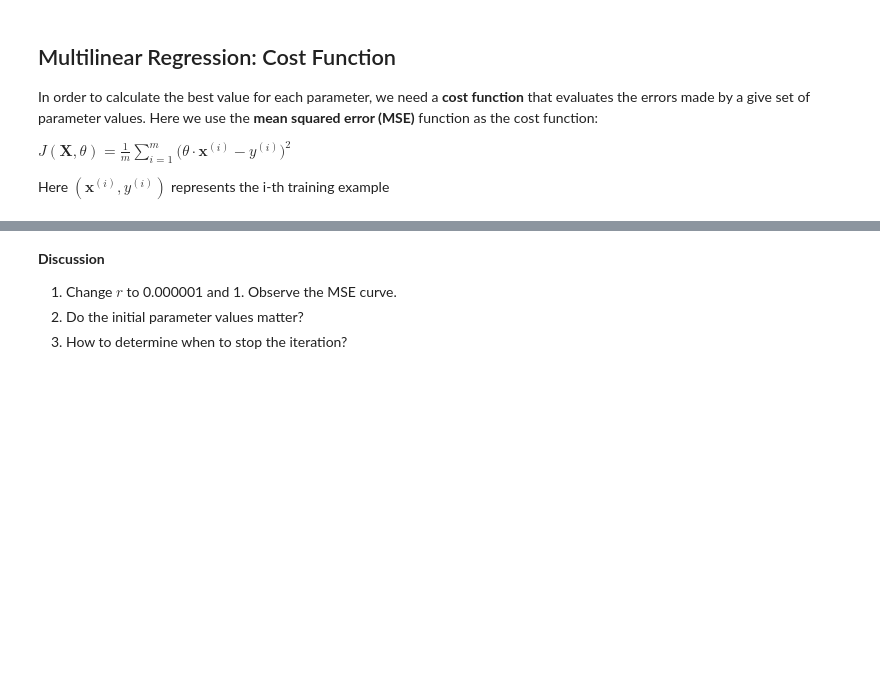
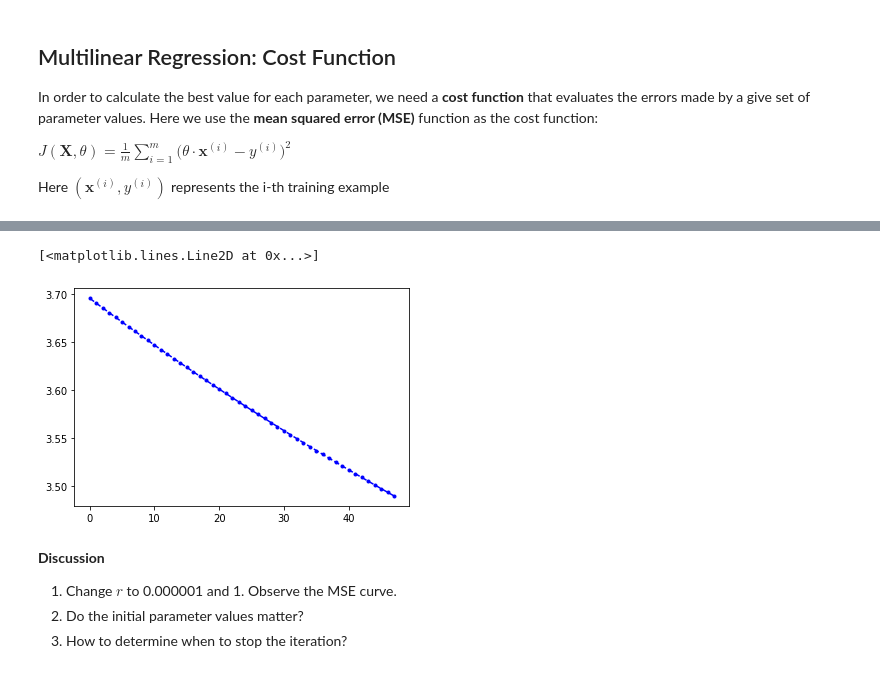
Before and after one commit to ch00226855/CMP414765Spring2022, a Jupyter notebook: Week06_MultilinearRegression.ipynb, the cells around one changed output, grey strips where cells are left out. Cells and saved outputs as stored; diff of their text form; code cells hidden in the pictures; blank space fills up the shorter version.

```diff
--- a/Week06_MultilinearRegression.ipynb
+++ b/Week06_MultilinearRegression.ipynb
@@ -211,3 +247,6 @@ $$
     - Certain iteration amount is reached.
 # %%
 # Choose a random initial value for each parameter.
+np.random.seed(1234)
+theta = np.random.randn(4, 1)
+print(theta)
@@ -213,0 +258,7 @@ $$
+# %%
+def MSE_cost(theta, X, y):
+    m = X.shape[0]
+    M = X.dot(theta) - y
+    return 1/m * M.T.dot(M)
+
+print("Initial cost:", MSE_cost(theta, X, y))
@@ -214,12 +267,19 @@ $$
 # %%
 # Perform gradient descent once.
 # Choose a learning rate r
-
+r = 1e-5 # r = 0.00001
 
 # 1. Calculate the gradient
-
+m = len(training_set)
+gradient = 2/m * X.T.dot(X.dot(theta) - y)
+print(gradient)
 
 # 2. Update the parameters
+theta = theta - r * gradient
+print(theta)
 
 
 # 3. (optional) Show the MSE cost with new parameter values
+
+
+MSE_cost(theta, X, y)
@@ -227,0 +296,22 @@ $$
+# %%
+# Perform gradient descent multiple times
+r = 0.00001
+np.random.seed(1234)
+theta = np.random.randn(4, 1)
+print(theta)
+
+MSEs = [] # store the intermediate MSEs
+num_iterations = 50000
+
+for i in range(num_iterations):
+
+    gradient = 2/m * X.T.dot(X.dot(theta) - y)
+    theta = theta - r * gradient
+
+    if i % 1000 == 0:
+        print("Iteration:", i)
+        print("Gradient:\n", gradient)
+        print("New theta:\n", theta)
+        MSE = MSE_cost(theta, X, y)
+        print("New cost:", MSE)
+        MSEs.append(MSE[0][0])
@@ -228,5 +366,10 @@ $$
 # %%
 # Plot the learning curve.
+
+plt.plot(range(len(MSEs)-2), MSEs[2:], 'b.--')
+# %% [output]
+[<matplotlib.lines.Line2D at 0x...>]
+[figure, added]
 # %% [markdown]
 **Discussion**
 1. Change $r$ to 0.000001 and 1. Observe the MSE curve.
```
Also changed, not shown: parts of 16 cells of this notebook.
